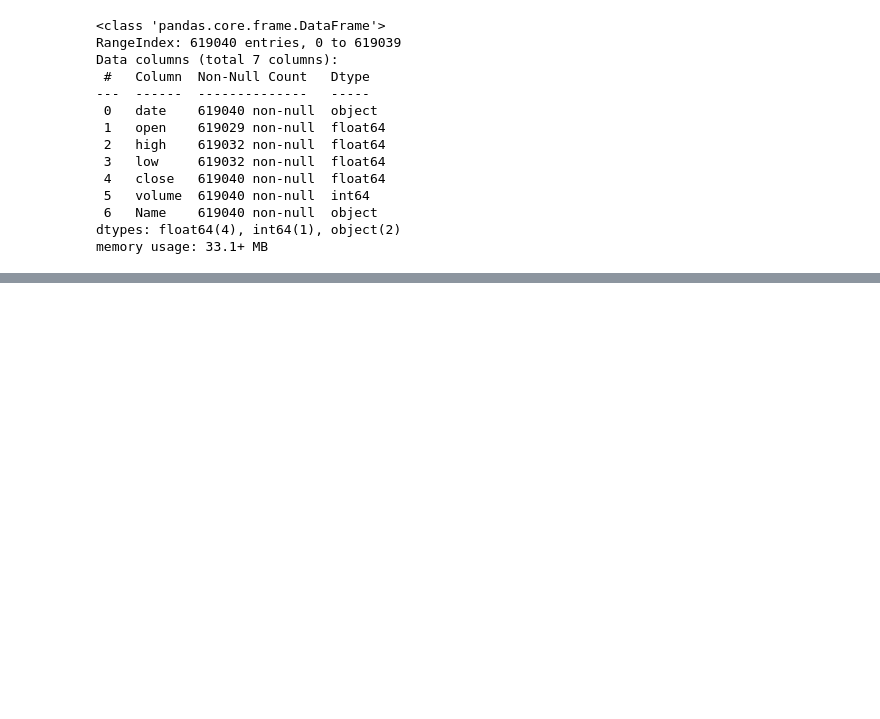
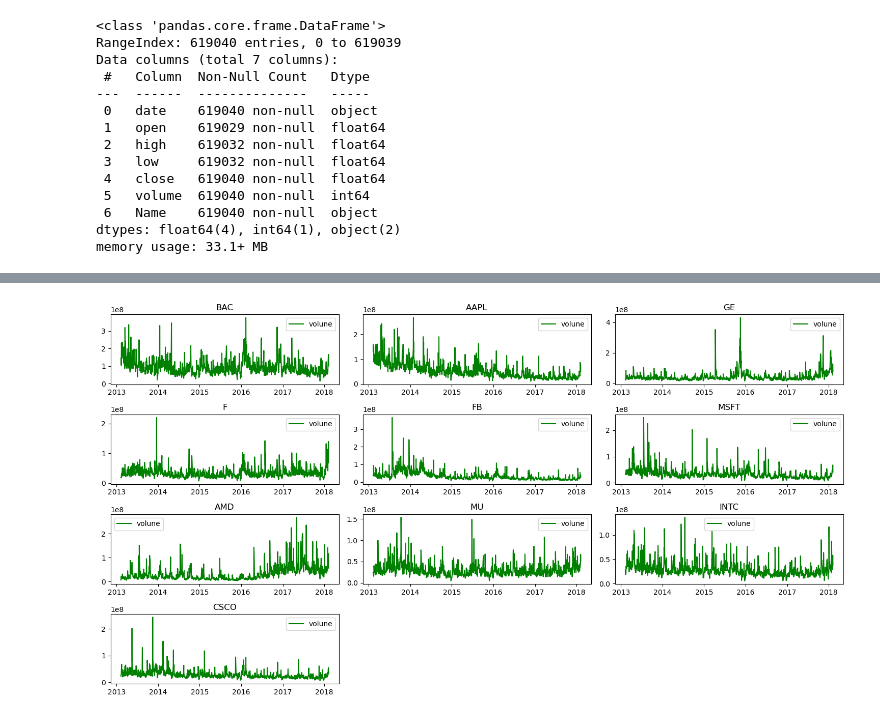
Before and after one commit to anushkathagle/StockPrice_Analysis_n_Prediction, a Jupyter notebook: Stock price prediction.ipynb, the cells around one changed output, grey strips where cells are left out. Cells and saved outputs as stored; diff of their text form; code cells hidden in the pictures; blank space fills up the shorter version.

```diff
--- a/Stock price prediction.ipynb
+++ b/Stock price prediction.ipynb
@@ -212,0 +326,12 @@ array([[14.75],
+# %%
+### Plotting sales volume of each company.
+plt.figure(figsize=(15, 8))
+for index, comp in enumerate(company, 1):
+    plt.subplot(4, 3, index)
+    c = data[data['Name'] == comp]
+    plt.plot(c['date'], c['volume'], c="g", label="volune")
+    plt.title(comp)
+    plt.legend()
+    plt.tight_layout()
+# %% [output]
+[figure, added]
```
Also changed, not shown: parts of 59 cells of this notebook.
